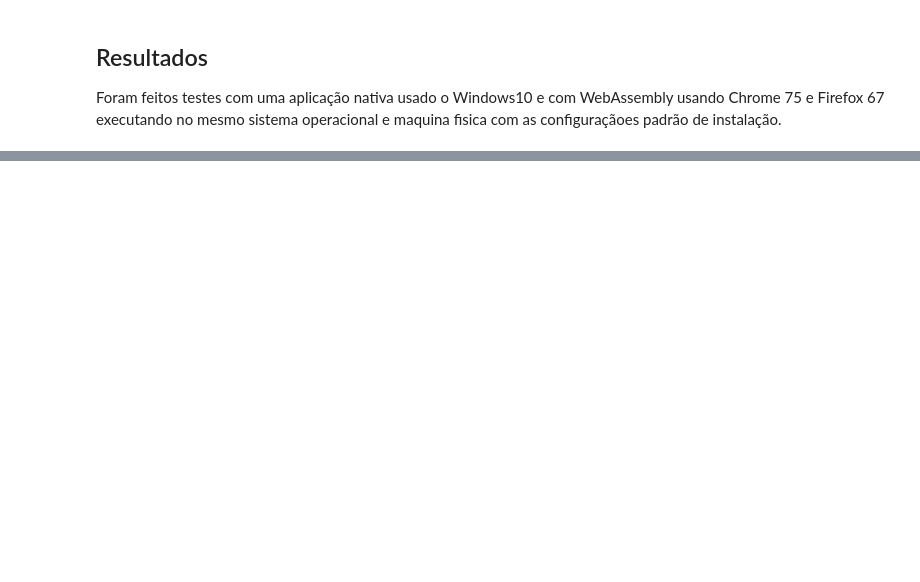
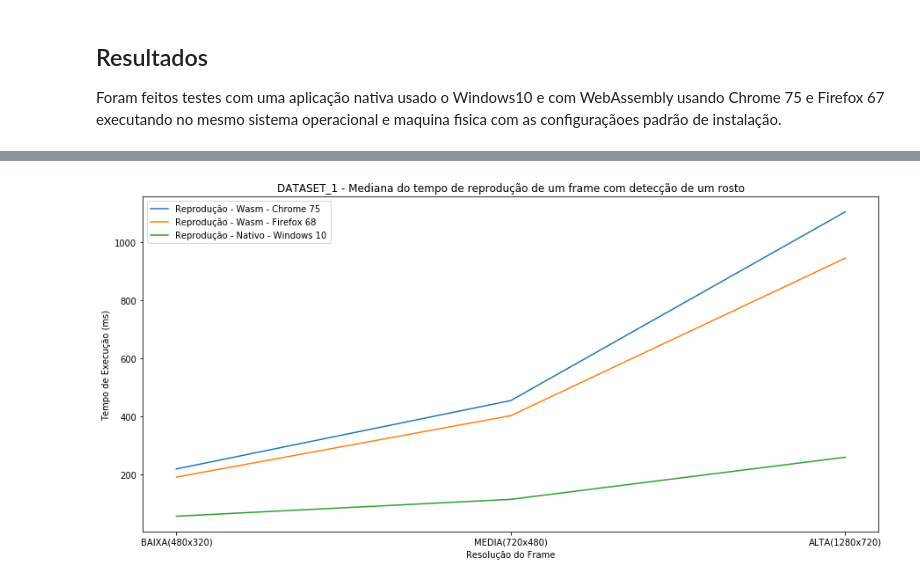
Before and after one commit to lourencoccc/tccwasm, a Jupyter notebook: outcomes/tccwasm_stats.ipynb, the cells around one changed output, grey strips where cells are left out. Cells and saved outputs as stored; diff of their text form; code cells hidden in the pictures; blank space fills up the shorter version.

```diff
--- a/outcomes/tccwasm_stats.ipynb
+++ b/outcomes/tccwasm_stats.ipynb
@@ -49,0 +112,12 @@ df_meta_fd
+# %%
+#dataset_1
+df_ds1 = df_ds1[df_ds1["faces_detected"] == ds1_faces_detected_rank.head(1).index[0]]
+df_ds1 = df_ds1.drop(columns=['id','workload','faces_detected','eyes_detected','workload'])
+
+#dataset_2
+df_ds2 = df_ds2[df_ds2["faces_detected"] == ds2_faces_detected_rank.head(1).index[0]]
+df_ds2 = df_ds2.drop(columns=['id','workload','faces_detected','eyes_detected','workload'])
+
+#dataset_3
+df_ds3 = df_ds3[df_ds3["faces_detected"] == ds3_faces_detected_rank.head(1).index[0]]
+df_ds3 = df_ds3.drop(columns=['id','workload','faces_detected','eyes_detected','workload'])
@@ -49,0 +128,7 @@ df_meta_fd
+# %%
+#dataset,process_time_ms,pre_time_ms,tag_time_ms,pos_time_ms,total_time_ms,system,resolution_label
+df_ds1_group = df_ds1.groupby(['dataset','system', 'resolution_label'])
+df_ds1_st = df_ds1_group[
+    ['process_time_ms','pre_time_ms','tag_time_ms','pos_time_ms','total_time_ms']
+].agg([np.mean, np.median])
+df_ds1_st
@@ -49,0 +192,22 @@ df_meta_fd
+# %%
+total_c = df_ds1_st.loc['DATASET_1','Chrome_75_Windows']['total_time_ms']['median'].sort_values()
+total_f = df_ds1_st.loc['DATASET_1','Firefox_68_Windows']['total_time_ms']['median'].sort_values()
+total_w = df_ds1_st.loc['DATASET_1','WINDOWS_10_WIN32']['total_time_ms']['median'].sort_values()
+activity = ["BAIXA(480x320)", "MEDIA(720x480)", "ALTA(1280x720)"]
+
+plt.rcParams["figure.figsize"] = (15,7)
+
+fig, ax1 = plt.subplots()
+ax1.plot(activity, total_c, label="Reprodução - Wasm - Chrome 75")
+ax1.plot(activity, total_f, label="Reprodução - Wasm - Firefox 68")
+ax1.plot(activity, total_w, label="Reprodução - Nativo - Windows 10")
+ax1.legend()
+
+plt.xlabel('Resolução do Frame')
+plt.ylabel('Tempo de Execução (ms)')
+plt.title("DATASET_1 - Mediana do tempo de reprodução de um frame com detecção de um rosto")
+plt.legend()
+
+plt.show()
+# %% [output]
+[figure, added]
```
Also changed, not shown: parts of 23 cells of this notebook, 41 other files.
